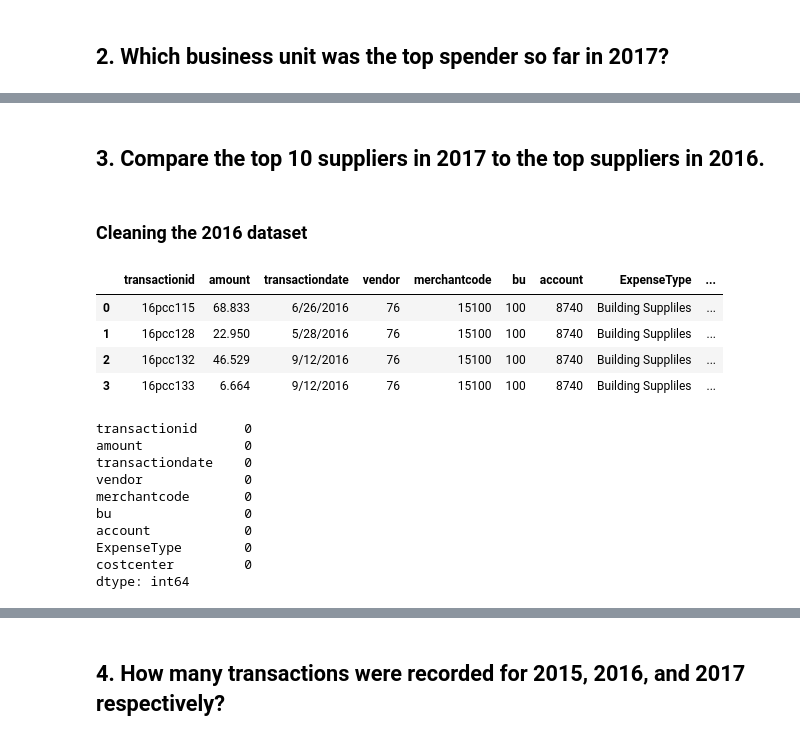
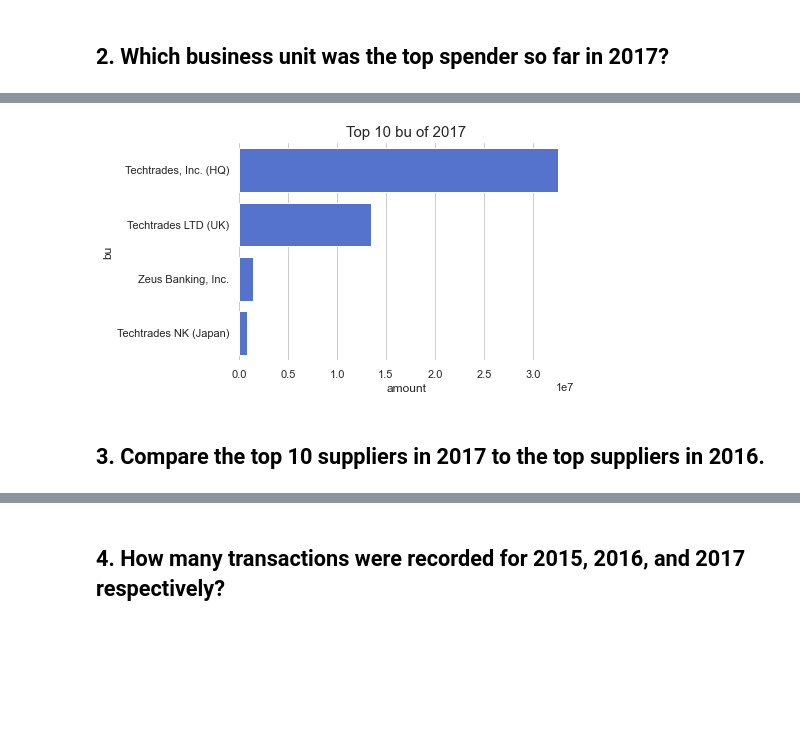
Before and after one commit to FranciscoGalan/suplari_challenge1, a Jupyter notebook: main.ipynb, the cells around one changed output, grey strips where cells are left out. Drawn from its saved outputs; the diff is of its cells as text; code cells hidden in the pictures; blank space fills up the shorter version.

```diff
--- a/main.ipynb
+++ b/main.ipynb
@@ -480,0 +490,3 @@ Name: amount, dtype: float64
+# %%
+top_bu_2017 = data2017.groupby('bu')['amount'].sum().sort_values(ascending=False).round(2).reset_index()
+top_bu_2017
@@ -481,12 +499,8 @@ Name: amount, dtype: float64
+# %%
+sns.set_style("whitegrid")
+sns.barplot(data=top_bu_2017, x='amount', y='bu', color='royalblue').set_title('Top 10 bu of 2017', fontsize=15)
+sns.despine(bottom=True, left=True);
+# %% [output]
+[figure, added]
 # %% [markdown]
 ## 3. Compare the top 10 suppliers in 2017 to the top suppliers in 2016.
-# %% [markdown]
-### Cleaning the 2016 dataset
-# %%
-data2016.head(4)
-# %% [output]
-|  | transactionid | amount | transactiondate | vendor | merchantcode | bu | account | ExpenseType | ... |
-| 0 | 16pcc115 | 68.833 | 6/26/2016 | 76 | 15100 | 100 | 8740 | Building Suppliles | ... |
-| 1 | 16pcc128 | 22.950 | 5/28/2016 | 76 | 15100 | 100 | 8740 | Building Suppliles | ... |
-| 2 | 16pcc132 | 46.529 | 9/12/2016 | 76 | 15100 | 100 | 8740 | Building Suppliles | ... |
-| 3 | 16pcc133 | 6.664 | 9/12/2016 | 76 | 15100 | 100 | 8740 | Building Suppliles | ... |
@@ -504,14 +506,0 @@ data2016.account = data2016.account.map(mapping_account_dict, na_action='ignore'
-# %%
-# Check for null values
-data2017.isnull().sum()
-# %% [output]
-transactionid      0
-amount             0
-transactiondate    0
-vendor             0
-merchantcode       0
-bu                 0
-account            0
-ExpenseType        0
-costcenter         0
-dtype: int64
```
Also changed, not shown: parts of 60 cells of this notebook.
